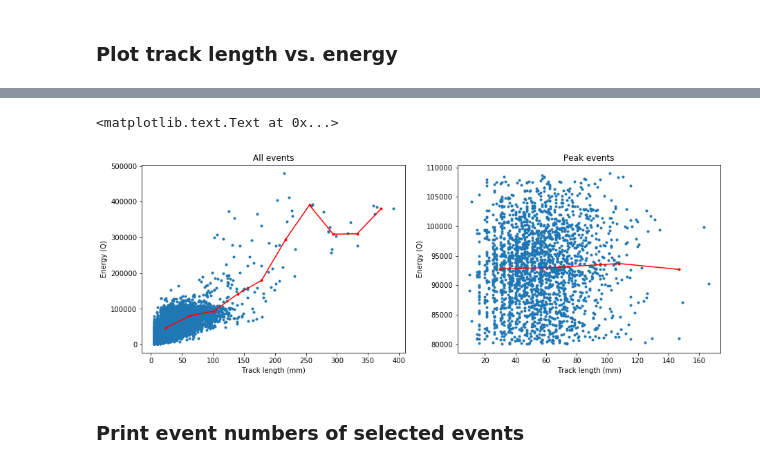
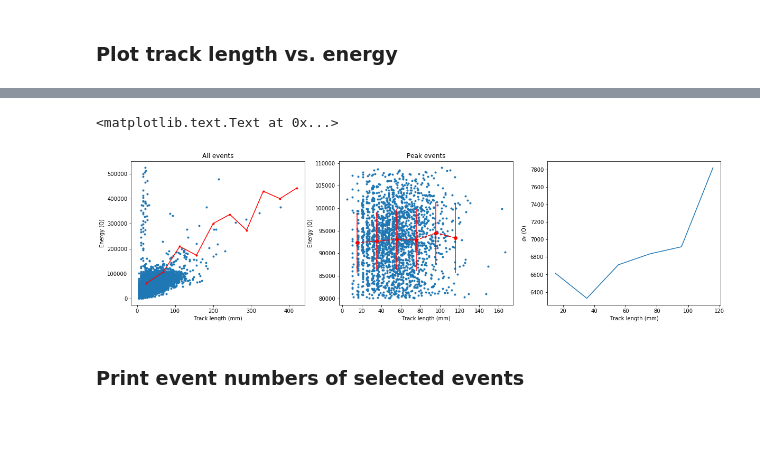
Before and after one commit to paolafer/ICARO, a Jupyter notebook: invisible_cities/utils/penthesilea_test.ipynb, the cells around one changed output, grey strips where cells are left out. Cells and saved outputs as stored; diff of their text form; code cells hidden in the pictures; blank space fills up the shorter version.

Commit message:
Updated with control plots

```diff
--- a/invisible_cities/utils/penthesilea_test.ipynb
+++ b/invisible_cities/utils/penthesilea_test.ipynb
@@ -109,7 +109,7 @@ plt.hist(e_spec,bins=100)
 [figure]
 # %%
 # perform the Paolina analysis for a single event
-ee = 5
+ee = 3768
 hitc = hc_evt[ee]
 evt_E = sum([hh.E for hh in hitc])
 print("Event {0} with total energy {1}".format(ee,evt_E))
@@ -283,39 +382,63 @@ plt.colorbar()
 # %%
 cuts_allE = (l_trklen < 400)
 cuts_peakE = ((l_etot > Ecut_low) & (l_etot < Ecut_high))
 
 fig = plt.figure(3);
 fig.set_figheight(5.0);
-fig.set_figwidth(15.0);
+fig.set_figwidth(20.0);
 
 # plot for all energies
-ax1 = fig.add_subplot(121);
-xcounts, xc_edges = np.histogram(l_trklen[cuts_allE],bins=10)
-xhist, xbin_edges = np.histogram(l_trklen[cuts_allE],weights=l_etot[cuts_allE],bins=10)
+ax1 = fig.add_subplot(131);
+xcounts, xc_edges = np.histogram(l_zlen[cuts_allE],bins=10)
+xhist, xbin_edges = np.histogram(l_zlen[cuts_allE],weights=l_etot[cuts_allE],bins=10)
 xbin_width = xbin_edges[1] - xbin_edges[0]
 xbin_centers = xbin_edges[:-1] + xbin_width/2.
 xhist /= xcounts
 plt.scatter(l_trklen[cuts_allE],l_etot[cuts_allE],marker='.')
 plt.plot(xbin_centers,xhist,marker='.',color='red')
 ax1.set_title("All events")
 ax1.set_xlabel("Track length (mm)")
 ax1.set_ylabel("Energy (Q)")
 
 # plot for peak energies
-ax2 = fig.add_subplot(122);
-xcounts, xc_edges = np.histogram(l_trklen[cuts_peakE],bins=4)
-xhist, xbin_edges = np.histogram(l_trklen[cuts_peakE],weights=l_etot[cuts_peakE],bins=4)
-xbin_width = xbin_edges[1] - xbin_edges[0]
-xbin_centers = xbin_edges[:-1] + xbin_width/2.
-xhist /= xcounts
+ax2 = fig.add_subplot(132);
+tvals = l_trklen[cuts_peakE]
+evals = l_etot[cuts_peakE]
+nbins = 8
+
+# place all values in bins
+l_tbins = []
+for nn in range(nbins):
+    l_tbins.append([])
+tmin = np.min(tvals); tmax = np.max(tvals); trng = tmax-tmin
+for tv,ev in zip(tvals,evals):
+    bb = min(int(nbins*(tv-tmin)/trng),nbins-1)
+    l_tbins[bb].append(ev)
+l_tbins = np.array(l_tbins)
+
+# calculate means and errors
+xbin_centers = []
+muvals = []; stdevals = []
+bwidth = trng/nbins
+for nbin,tbin in enumerate(l_tbins):
+    if(len(tbin) > 20):
+        muvals.append(np.mean(tbin))
+        stdevals.append(np.std(tbin))
+        xbin_centers.append(tmin + nbin*bwidth + bwidth/2.)
+
 plt.scatter(l_trklen[cuts_peakE],l_etot[cuts_peakE],marker='.')
-plt.plot(xbin_centers,xhist,marker='.',color='red')
+plt.errorbar(xbin_centers,muvals,yerr=stdevals,color='red',fmt='--o')
 ax2.set_title("Peak events")
 ax2.set_xlabel("Track length (mm)")
 ax2.set_ylabel("Energy (Q)")
+
+ax2 = fig.add_subplot(133);
+plt.plot(xbin_centers,stdevals)
+ax2.set_xlabel("Track length (mm)")
+ax2.set_ylabel("$\sigma_E$ (Q)")
 # %% [output]
 <matplotlib.text.Text at 0x...>
-[figure, old version]
+[figure, new version]
 # %% [markdown]
 ### Print event numbers of selected events
 # %%
```
Also changed, not shown: parts of 17 cells of this notebook.
